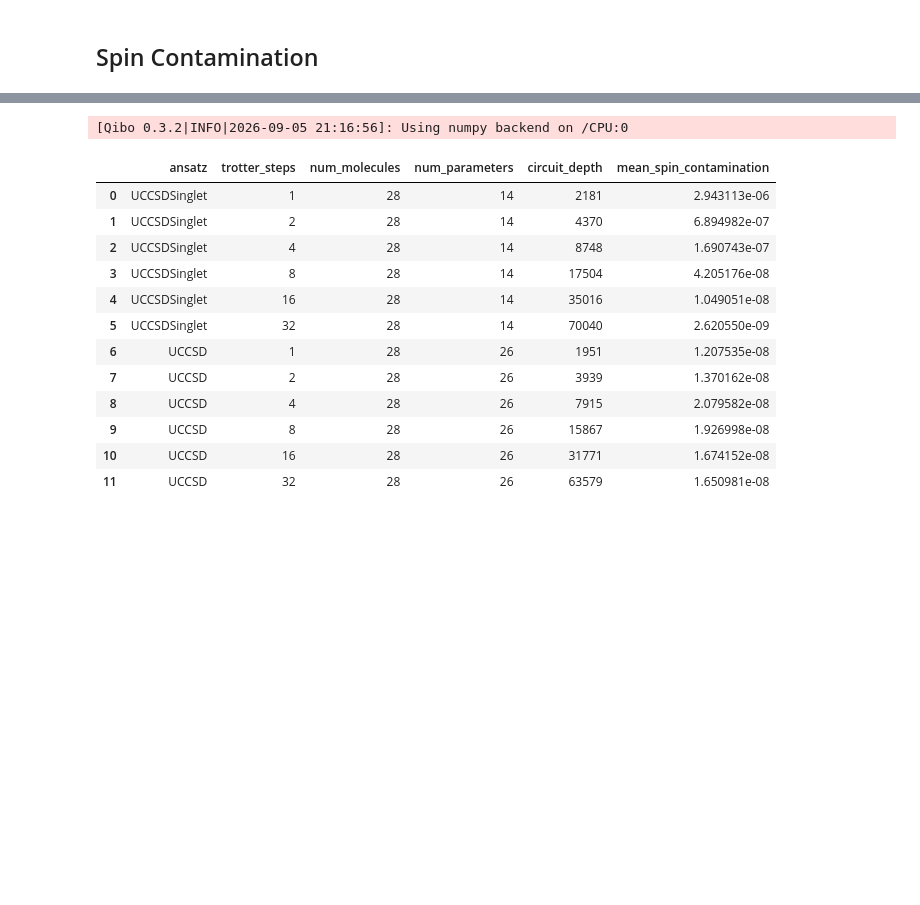
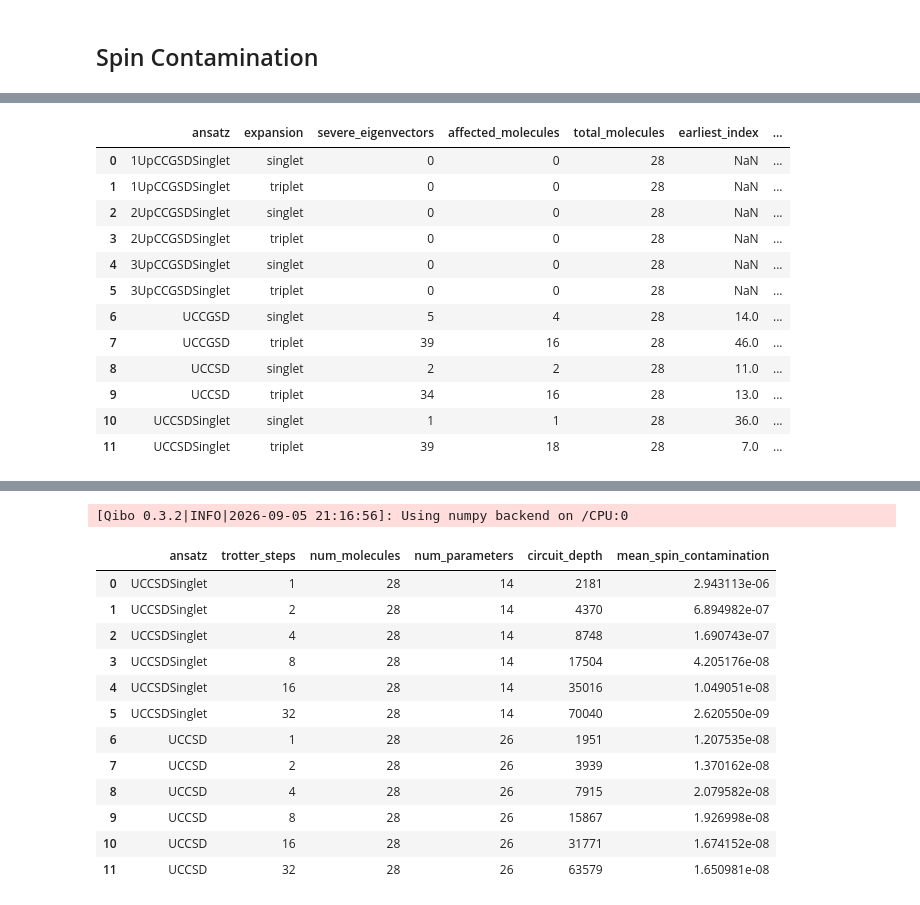
Before and after one commit to naythanyeo/qse-practical-analysis, a Jupyter notebook: notebooks/01_subspace_representability.ipynb, the cells around one changed output, grey strips where cells are left out. Saved outputs shown, nothing was run; the diff lists cells and outputs as text; code cells hidden in the pictures; blank space fills up the shorter version.

Commit message:
Add in plots to show the severe contamination roots

```diff
--- a/notebooks/01_subspace_representability.ipynb
+++ b/notebooks/01_subspace_representability.ipynb
@@ -647,3 +726,69 @@ show_scrollable_figs([figure])
 |  | UCCSD | 2.307794e-04 | 1.450824e-04 | 4.297835e-04 | 5.390986e-04 |
 |  | UCCGSD | 1.933899e-04 | 3.907472e-03 | 4.369604e-04 | 6.285361e-04 |
 [interactive output not drawn]
+# %%
+# Severe raw-root spin diagnostics; full_spin_values was solved at threshold=1e-8.
+def get_severe_spin_root_data(df_6e6o, spin_threshold=1.0):
+    """Return severe eigenvectors, first appearances, and an ansatz summary.
+
+    Keep absent first appearances as NaN, without grouping triplet eigenvectors.
+    """
+    severe_records, first_records = [], []
+    for _, row in df_6e6o.iterrows():
+        identity = {name: row[name] for name in ("molecule", "ansatz", "expansion")}
+        spin_values = np.asarray(row["full_spin_values"], dtype=float)
+        target_spin = 0.0 if row["expansion"] == "singlet" else 2.0
+        contamination = np.abs(spin_values - target_spin)
+        severe_indices = np.flatnonzero(np.isfinite(spin_values) & (contamination >= spin_threshold))
+        records = [
+            {**identity, "raw_index": int(index + 1), "spin_squared": spin_values[index],
+             "spin_contamination": contamination[index]}
+            for index in severe_indices
+        ]
+        severe_records.extend(records)
+        first = records[0] if records else {
+            **identity, "raw_index": np.nan, "spin_squared": np.nan, "spin_contamination": np.nan
+        }
+        first_records.append({
+            **first, "num_retained": len(spin_values), "num_severe": len(records)
+        })
+
+    columns = ["molecule", "ansatz", "expansion", "raw_index", "spin_squared", "spin_contamination"]
+    severe_roots = pd.DataFrame(severe_records, columns=columns)
+    first_roots = pd.DataFrame(first_records)
+    summary = first_roots.groupby(["ansatz", "expansion"], sort=False).agg(
+        severe_eigenvectors=("num_severe", "sum"),
+        affected_molecules=("raw_index", "count"),
+        total_molecules=("molecule", "size"),
+        earliest_index=("raw_index", "min"),
+        median_first_index=("raw_index", "median"),
+    ).reset_index()
+    return severe_roots, first_roots, summary
+
+
+df_severe_spin_roots, df_first_severe_spin_roots, df_severe_spin_summary = (
+    get_severe_spin_root_data(df_6e6o)
+)
+display(df_severe_spin_summary)
+figure = plot_severe_spin_root_diagnostic(
+    df_severe_spin_roots, df_first_severe_spin_roots, ANSATZ_ORDER
+)
+save_figure(
+    figure, "active_space_representability/spin_contamination",
+    "severe_spin_roots_6e6o",
+)
+show_scrollable_figs([figure])
+# %% [output]
+|  | ansatz | expansion | severe_eigenvectors | affected_molecules | total_molecules | earliest_index | ... |
+| 0 | 1UpCCGSDSinglet | singlet | 0 | 0 | 28 | NaN | ... |
+| 1 | 1UpCCGSDSinglet | triplet | 0 | 0 | 28 | NaN | ... |
+| 2 | 2UpCCGSDSinglet | singlet | 0 | 0 | 28 | NaN | ... |
+| 3 | 2UpCCGSDSinglet | triplet | 0 | 0 | 28 | NaN | ... |
+| 4 | 3UpCCGSDSinglet | singlet | 0 | 0 | 28 | NaN | ... |
+| 5 | 3UpCCGSDSinglet | triplet | 0 | 0 | 28 | NaN | ... |
+| 6 | UCCGSD | singlet | 5 | 4 | 28 | 14.0 | ... |
+| 7 | UCCGSD | triplet | 39 | 16 | 28 | 46.0 | ... |
+| 8 | UCCSD | singlet | 2 | 2 | 28 | 11.0 | ... |
+| 9 | UCCSD | triplet | 34 | 16 | 28 | 13.0 | ... |
+| 10 | UCCSDSinglet | singlet | 1 | 1 | 28 | 36.0 | ... |
+| 11 | UCCSDSinglet | triplet | 39 | 18 | 28 | 7.0 | ... |
```
Also changed, not shown: parts of 4 cells of this notebook, 1 other file.
